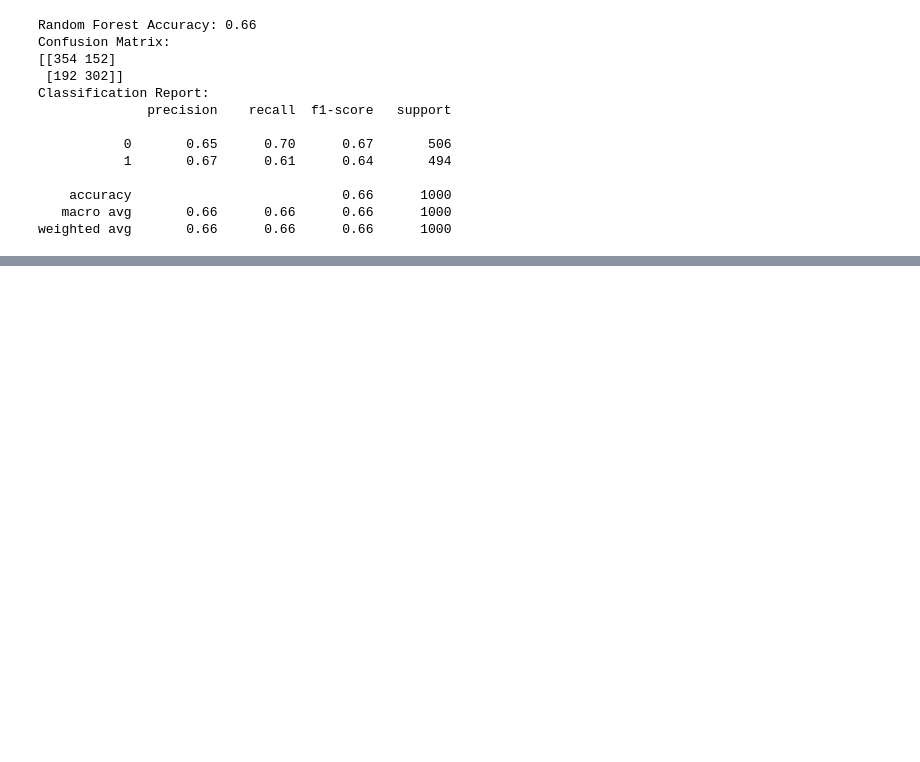
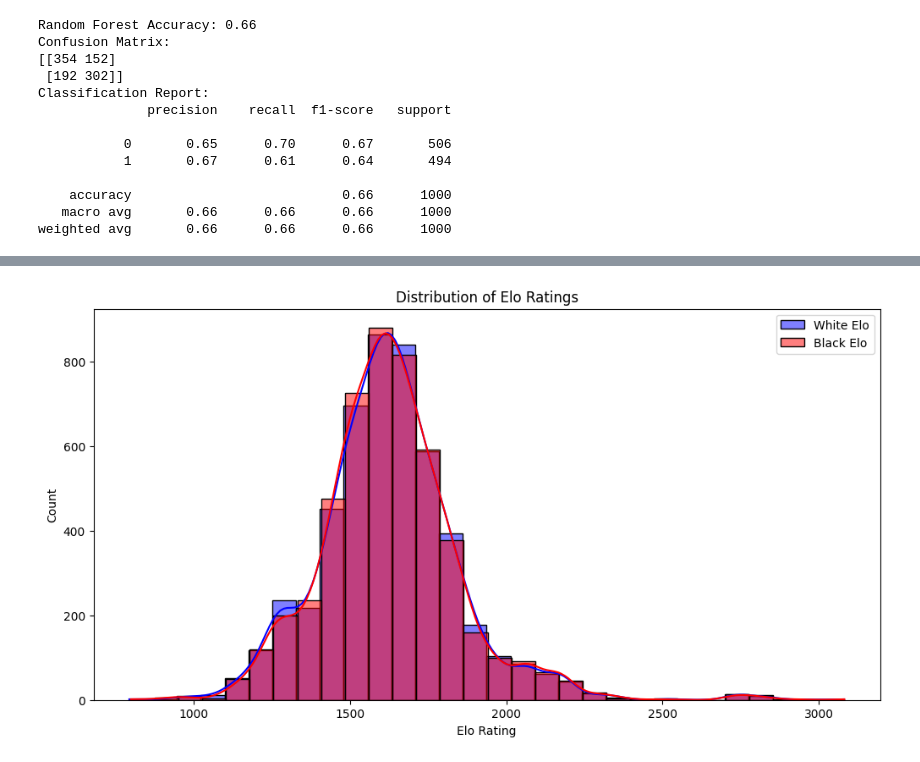
Before and after one commit to Puneetha-S-Shankar/ChessERP_ML, a Jupyter notebook: chess3.ipynb, the cells around one changed output, grey strips where cells are left out. Cells and saved outputs as stored; diff of their text form; code cells hidden in the pictures; blank space fills up the shorter version.

Commit message:
Updated chess3.ipynb with ML model results

```diff
--- a/chess3.ipynb
+++ b/chess3.ipynb
@@ -294,3 +294,12 @@ Classification Report:
     accuracy                           0.66      1000
    macro avg       0.66      0.66      0.66      1000
 weighted avg       0.66      0.66      0.66      1000
+# %%
+import pandas as pd
+
+# Load your dataset (replace with your actual CSV filename)
+df = pd.read_csv("chess_games_cleaned.csv")
+
+# Now try EloDiff
+df["EloDiff"] = df["WhiteElo"] - df["BlackElo"]
+df[["WhiteElo", "BlackElo", "EloDiff"]].head()
@@ -296,0 +355,17 @@ weighted avg       0.66      0.66      0.66      1000
+# %%
+def get_opening_family(eco):
+    if isinstance(eco, str):
+        if eco.startswith('A'):
+            return 'Flank'
+        elif eco.startswith('B'):
+            return 'Semi-Open'
+        elif eco.startswith('C'):
+            return 'Open'
+        elif eco.startswith('D'):
+            return 'Closed'
+        elif eco.startswith('E'):
+            return 'Indian'
+    return 'Unknown'
+
+df["OpeningFamily"] = df["ECO"].apply(get_opening_family)
+df[["ECO", "OpeningFamily"]].head()
@@ -296,0 +379,3 @@ weighted avg       0.66      0.66      0.66      1000
+# %%
+df["GameLength"] = df["PlyCount"]  # or rename to GameDuration
+df[["PlyCount", "GameLength"]].head()
@@ -296,0 +389,3 @@ weighted avg       0.66      0.66      0.66      1000
+# %%
+df["WhiteWin"] = df["Result"].apply(lambda x: 1 if x == "1-0" else 0)
+df[["Result", "WhiteWin"]].head()
@@ -296,0 +399,14 @@ weighted avg       0.66      0.66      0.66      1000
+# %%
+import seaborn as sns
+import matplotlib.pyplot as plt
+
+plt.figure(figsize=(12,6))
+sns.histplot(df["WhiteElo"], color='blue', label='White Elo', kde=True, bins=30)
+sns.histplot(df["BlackElo"], color='red', label='Black Elo', kde=True, bins=30)
+plt.title("Distribution of Elo Ratings")
+plt.xlabel("Elo Rating")
+plt.ylabel("Count")
+plt.legend()
+plt.show()
+# %% [output]
+[figure, added]
```
Also changed, not shown: parts of 38 cells of this notebook, 2 other files.
